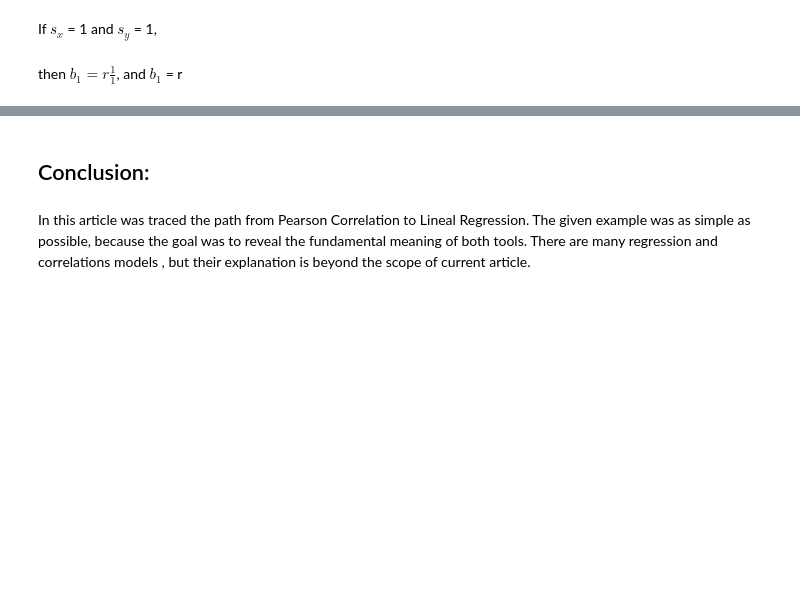
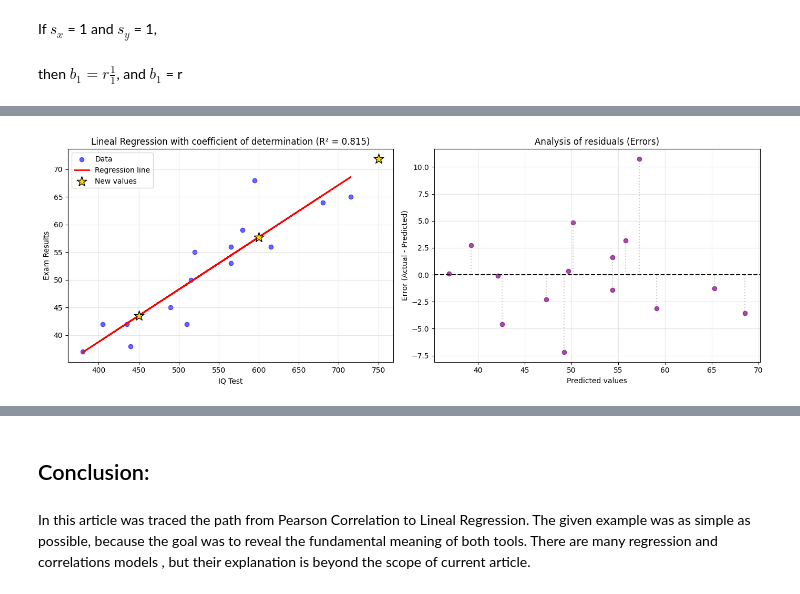
Before and after one commit to Victor-Mechkarov/V-Mechkarov, a Jupyter notebook: Jupyter_Project_Files/Correlation and Linear Regression.ipynb, the cells around one changed output, grey strips where cells are left out. Saved outputs shown, nothing was run; the diff lists cells and outputs as text; code cells hidden in the pictures; blank space fills up the shorter version.

```diff
--- a/Jupyter_Project_Files/Correlation and Linear Regression.ipynb
+++ b/Jupyter_Project_Files/Correlation and Linear Regression.ipynb
@@ -377,18 +344,0 @@ predictions
-# %%
-#Visoalization
-plt.figure(figsize=(12, 8))
-plt.scatter(IQ_Test, Exam_results, color='blue', alpha=0.5, label='Historical Data')
-plt.plot(IQ_Test, [b0 + b1 * x for x in IQ_Test], color='red', label='Regression Line')
-
-# Marking predicted values by "*"
-plt.scatter(new_students_iq, predictions, color='gold', marker='*', s=200, label='New predictions')
-
-for i, iq in enumerate(new_students_iq):
-    plt.annotate(f"IQ:{iq}\nExam:{predictions[i]:.1f}", (iq, predictions[i]), textcoords="offset points", xytext=(0,10), ha='center')
-
-plt.title("Predictions of results for new students")
-plt.xlabel("IQ Test")
-plt.ylabel("Exam Results")
-plt.legend()
-plt.grid(True, alpha=0.2)
-plt.show()
@@ -464,0 +416,62 @@ The correlation and slope in this case are equal
+# %%
+#Function
+
+def simple_regression_with_residuals(x, y, new_x_points):
+    # 1. Calculating of basics parameters
+    n = len(x)
+    r = st.correlation(x, y)
+    b1 = r * (st.stdev(y) / st.stdev(x))
+    b0 = np.mean(y) - (b1 * np.mean(x))
+    r_squared = r**2
+
+    # 2. Prediction and errors (residulas)
+    y_pred = b0 + b1 * np.array(x)
+    residuals = np.array(y) - y_pred
+    new_predictions = b0 + b1 * np.array(new_x_points)
+
+    # Plot
+    fig, (ax1, ax2) = plt.subplots(1, 2, figsize=(14, 5))
+
+    # Plot 1: Lineal regression and predicted values
+    ax1.scatter(x, y, color='blue', alpha=0.6, label='Data')
+    ax1.plot(x, y_pred, color='red', linewidth=2, label='Regression line')
+    ax1.scatter(new_x_points, new_predictions, color='gold', marker='*', s=200,
+                edgecolor='black', label='New values', zorder=5)
+
+    ax1.set_title(f'Lineal Regression with coefficient of determination (R² = {r**2:.3f})')
+    ax1.set_xlabel('IQ Test')
+    ax1.set_ylabel('Exam Results')
+    ax1.legend()
+    ax1.grid(True, alpha=0.3)
+
+    # Plot 2: Residual Plot
+    ax2.scatter(y_pred, residuals, color='purple', alpha=0.7)
+    ax2.axhline(y=0, color='black', linestyle='--', linewidth=1.5)
+
+    # Adding vertical lines for each error (from 0 to point)
+    for i in range(n):
+        ax2.vlines(y_pred[i], 0, residuals[i], color='gray', linestyle=':', alpha=0.4)
+
+    ax2.set_title('Analysis of residuals (Errors)')
+    ax2.set_xlabel('Predicted values')
+    ax2.set_ylabel('Error (Actual - Predicted)')
+    ax2.grid(True, alpha=0.3)
+
+    plt.tight_layout()
+    plt.show()
+
+
+    print(f"Pearson correlation coefficient (r): {r:.4f}")
+    print(f"MSE: {np.mean(residuals**2):.2f}")
+    print(f"RMSE: {sqrt(mse):.2f}")
+    print(f"Coefficient of determination (R-squared): {r_squared:.4f}")
+    print(f"Model: Y = {b0:.2f} + {b1:.4f} * X")
+
+# Data used
+#IQ_Test = [595, 520, 715, 405, 680, 490, 565, 580, 615, 435, 440, 515, 380, 510, 565]
+#Exam_results = [68, 55, 65, 42, 64, 45, 56, 59, 56, 42, 38, 50, 37, 42, 53]
+#new_students = [450, 600, 750]
+
+simple_regression_with_residuals(IQ_Test, Exam_results, new_students)
+# %% [output]
+[figure, added]
```
Also changed, not shown: parts of 14 cells of this notebook.
